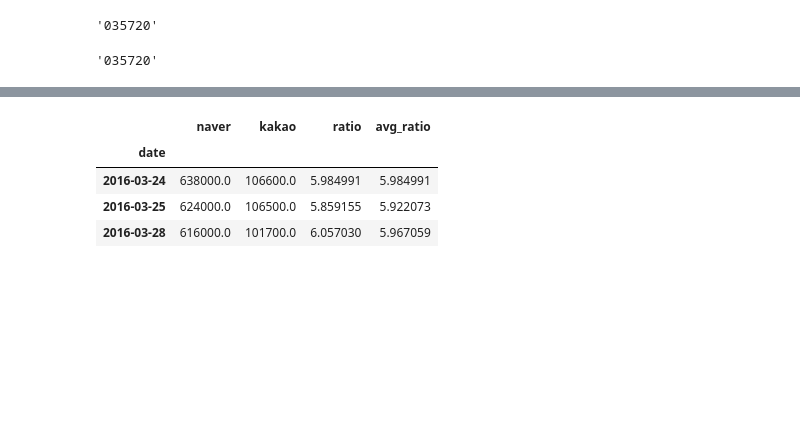
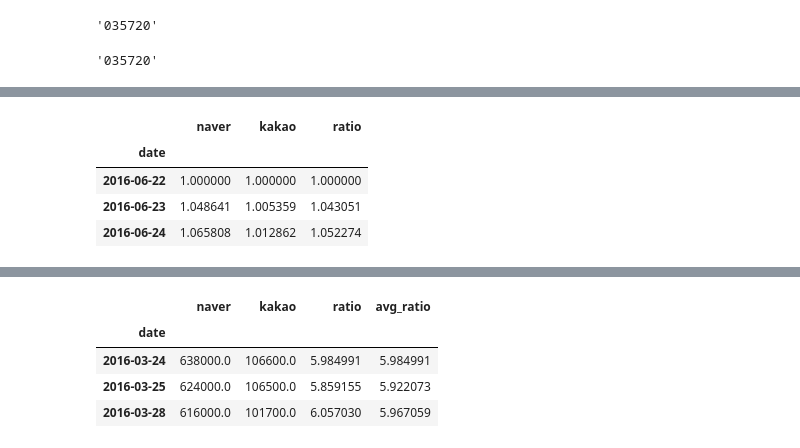
Before and after one commit to GoetheLee/WebCrawlerStudy, a Jupyter notebook: Etrade/get_stock_price.ipynb, the cells around one changed output, grey strips where cells are left out. Saved outputs shown, nothing was run; the diff lists cells and outputs as text; code cells hidden in the pictures; blank space fills up the shorter version.

```diff
--- a/Etrade/get_stock_price.ipynb
+++ b/Etrade/get_stock_price.ipynb
@@ -119,0 +114,8 @@ df2.head(3)
+# %%
+df2_index.head(3)
+# %% [output]
+|  | naver | kakao | ratio |
+| date |  |  |  |
+| 2016-06-22 | 1.000000 | 1.000000 | 1.000000 |
+| 2016-06-23 | 1.048641 | 1.005359 | 1.043051 |
+| 2016-06-24 | 1.065808 | 1.012862 | 1.052274 |
```
Also changed, not shown: parts of 14 cells of this notebook, 2 other files.
